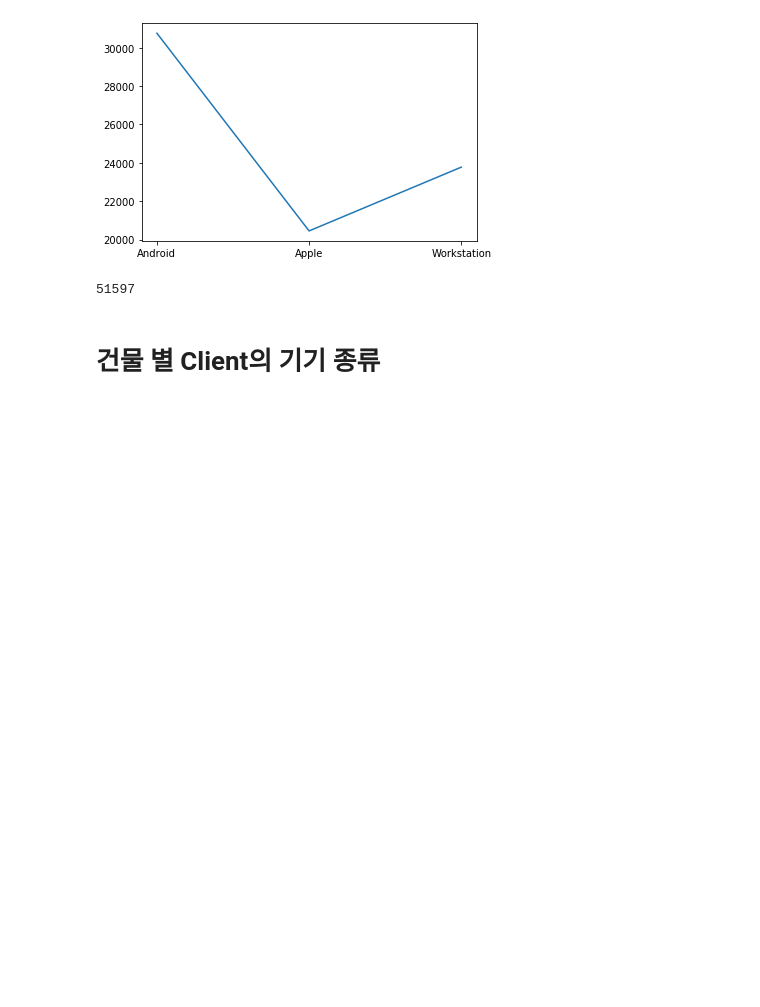
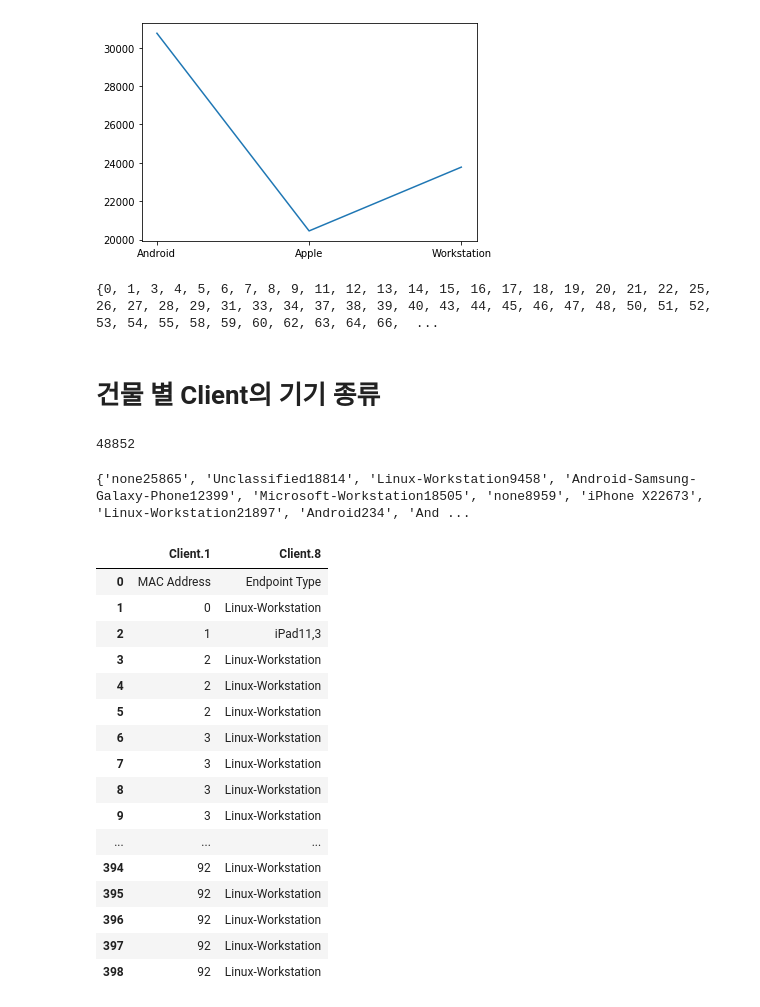
Before and after one commit to leeEunJooo/NetworkAssociation, a Jupyter notebook: view_data-huiung.ipynb, the cells around one changed output. Drawn from its saved outputs; the diff is of its cells as text; code cells hidden in the pictures; blank space fills up the shorter version.

```diff
--- a/view_data-huiung.ipynb
+++ b/view_data-huiung.ipynb
@@ -1,17 +1,19 @@
 # %% [markdown]
 <a href="https://colab.research.google.com/github/leeEunJooo/NetworkAssociation/blob/master/view_data.ipynb" target="_parent"><img src="https://colab.research.google.com/assets/colab-badge.svg" alt="Open In Colab"/></a>
 # %%
+import csv
+import json
+import requests
+import pprint
+
+import numpy as np
 import pandas as pd
-import numpy as np
-import seaborn as sns
-from sklearn.cluster import KMeans
-from sklearn import preprocessing
-from sklearn.metrics import silhouette_score
-
+import matplotlib
 import matplotlib.pyplot as plt
 %matplotlib inline
 
 pd.set_option('display.max_columns', None)
+pd.set_option('display.max_rows', None)
 data = pd.read_csv('modify.csv')
 # %%
 #data[['AP.3', 'Client.8']]
@@ -149,8 +153,37 @@ plt.plot(dkeys, dvalues)
 [<matplotlib.lines.Line2D at 0x...>]
 [figure]
 # %%
-len(set(data['Client.1']))
+a = set(data['Client.1'])
+print(a)
 # %% [output]
-51597
+{0, 1, 3, 4, 5, 6, 7, 8, 9, 11, 12, 13, 14, 15, 16, 17, 18, 19, 20, 21, 22, 25, 26, 27, 28, 29, 31, 33, 34, 37, 38, 39, 40, 43, 44, 45, 46, 47, 48, 50, 51, 52, 53, 54, 55, 58, 59, 60, 62, 63, 64, 66,  ...
 # %% [markdown]
 # 건물 별 Client의 기기 종류
+# %%
+s = data['Client.1'].drop_duplicates()
+# %% [output]
+48852
+# %%
+print(ss)
+# %% [output]
+{'none25865', 'Unclassified18814', 'Linux-Workstation9458', 'Android-Samsung-Galaxy-Phone12399', 'Microsoft-Workstation18505', 'none8959', 'iPhone X22673', 'Linux-Workstation21897', 'Android234', 'And ...
+# %%
+data[['Client.1', 'Client.8']][:1100]
+# %% [output]
+|  | Client.1 | Client.8 |
+| 0 | MAC Address | Endpoint Type |
+| 1 | 0 | Linux-Workstation |
+| 2 | 1 | iPad11,3 |
+| 3 | 2 | Linux-Workstation |
+| 4 | 2 | Linux-Workstation |
+| 5 | 2 | Linux-Workstation |
+| 6 | 3 | Linux-Workstation |
+| 7 | 3 | Linux-Workstation |
+| 8 | 3 | Linux-Workstation |
+| 9 | 3 | Linux-Workstation |
+| ... | ... | ... |
+| 394 | 92 | Linux-Workstation |
+| 395 | 92 | Linux-Workstation |
+| 396 | 92 | Linux-Workstation |
+| 397 | 92 | Linux-Workstation |
+| 398 | 92 | Linux-Workstation |
```
Also changed, not shown: parts of 1 cell of this notebook.
